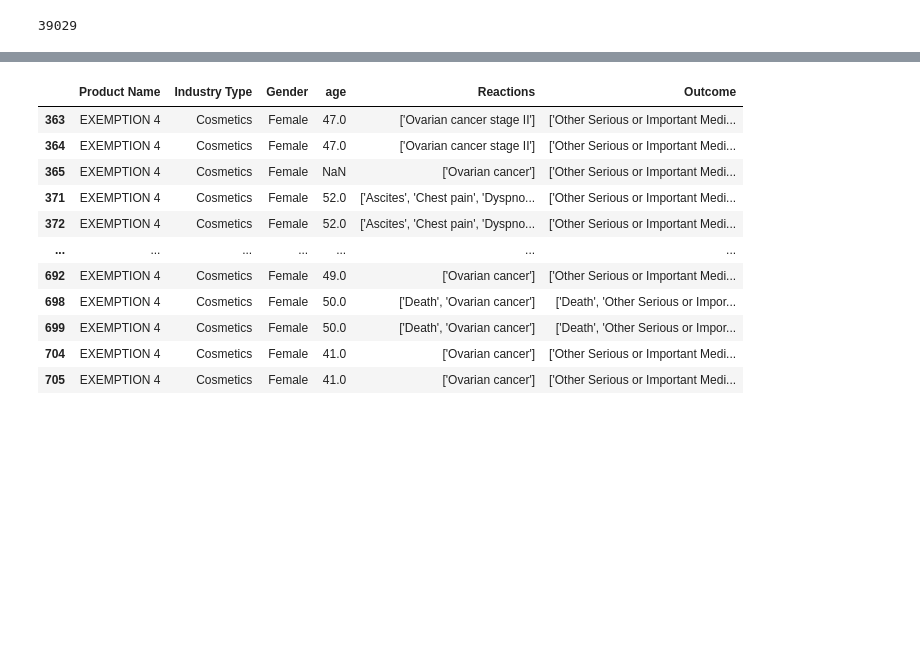
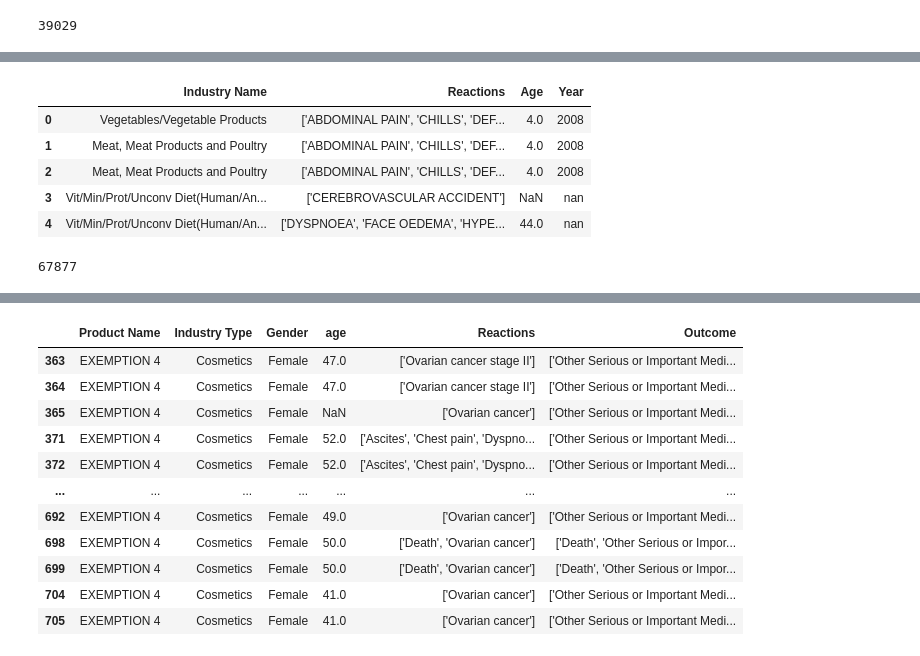
Before and after one commit to Mackshow/Project-3---Food-Recall-Data, a Jupyter notebook: Food Event working (incomplete).ipynb, the cells around one changed output, grey strips where cells are left out. Cells and saved outputs as stored; diff of their text form; code cells hidden in the pictures; blank space fills up the shorter version.

Commit message:
Donut Df created with year Column

```diff
--- a/Food Event working (incomplete).ipynb
+++ b/Food Event working (incomplete).ipynb
@@ -15,3 +15,13 @@ food_df.head()
 | 2 | CONCOMITANT | TYSON BUFFALO STYLE CHICKEN BREAS... | 17 | Meat, Meat Products and Poultry | 100871 | 4.0 | year(s) | ... |
 | 3 | SUSPECT | CENTRUM SILVER MULTIVITAMIN MULTI... | 54 | Vit/Min/Prot/Unconv Diet(Human/An... | 101614 | NaN | NaN | ... |
 | 4 | SUSPECT | VITAMIN WORLD TRIPLE STRENGTH JOI... | 54 | Vit/Min/Prot/Unconv Diet(Human/An... | 104879 | 44.0 | year(s) | ... |
+# %%
+# Convert the 'date_started' column to datetime
+food_df['date_started'] = pd.to_datetime(food_df['date_started'], format='%Y%m%d')
+
+# Extract the year and create a new column
+food_df['Year'] = food_df['date_started'].dt.year
+
+# Assuming 'df' is your DataFrame and 'year' is the column with the year
+food_df['Year'] = food_df['Year'].astype(str).str.split('.').str[0].astype(int, errors="ignore")
+food_df.head()
@@ -140,6 +157,42 @@ female_cancer_newTable.head()
 | 2 | TYSON BUFFALO STYLE CHICKEN BREAS... | Meat, Meat Products and Poultry | Male | 4.0 | ['ABDOMINAL PAIN', 'CHILLS', 'DEF... | ['Visited a Health Care Provider'] |
 | 3 | CENTRUM SILVER MULTIVITAMIN MULTI... | Vit/Min/Prot/Unconv Diet(Human/An... | NaN | NaN | ['CEREBROVASCULAR ACCIDENT'] | ['Other Serious or Important Medi... |
 | 4 | VITAMIN WORLD TRIPLE STRENGTH JOI... | Vit/Min/Prot/Unconv Diet(Human/An... | Female | 44.0 | ['DYSPNOEA', 'FACE OEDEMA', 'HYPE... | ['Other Serious or Important Medi... |
+# %%
+#DataFrame columns in to varibles
+name_brand = food_df['name_brand']
+industry_name = food_df['industry_name']
+consumer_gender = food_df['consumer_gender']
+consumer_age = food_df['consumer_age']
+reactions = food_df['reactions']
+outcomes = food_df['outcomes']
+Year = food_df['Year']
+
+# Create a donut table dataframe
+donut_Table = pd.DataFrame({
+            "Industry Name": industry_name,
+            "Reactions": reactions,
+            "Age": consumer_age,
+            "Year": Year,})
+
+donut_Table.head()
+# %% [output]
+|  | Industry Name | Reactions | Age | Year |
+| 0 | Vegetables/Vegetable Products | ['ABDOMINAL PAIN', 'CHILLS', 'DEF... | 4.0 | 2008 |
+| 1 | Meat, Meat Products and Poultry | ['ABDOMINAL PAIN', 'CHILLS', 'DEF... | 4.0 | 2008 |
+| 2 | Meat, Meat Products and Poultry | ['ABDOMINAL PAIN', 'CHILLS', 'DEF... | 4.0 | 2008 |
+| 3 | Vit/Min/Prot/Unconv Diet(Human/An... | ['CEREBROVASCULAR ACCIDENT'] | NaN | nan |
+| 4 | Vit/Min/Prot/Unconv Diet(Human/An... | ['DYSPNOEA', 'FACE OEDEMA', 'HYPE... | 44.0 | nan |
+# %%
+# Convert the 'age' column to float
+#donut_Table['age'] = donut_Table['age'].astype(float)
+
+# Count the number of NaN values in the 'age' column
+foods_affected = donut_Table['age'].isna().sum()
+
+# Print the DataFrame
+print(foods_affected)
+# %% [output]
+67877
 # %%
 name_brand = food_df['name_brand']
 industry_name = food_df['industry_name']
```
Also changed, not shown: parts of 1 cell of this notebook.
